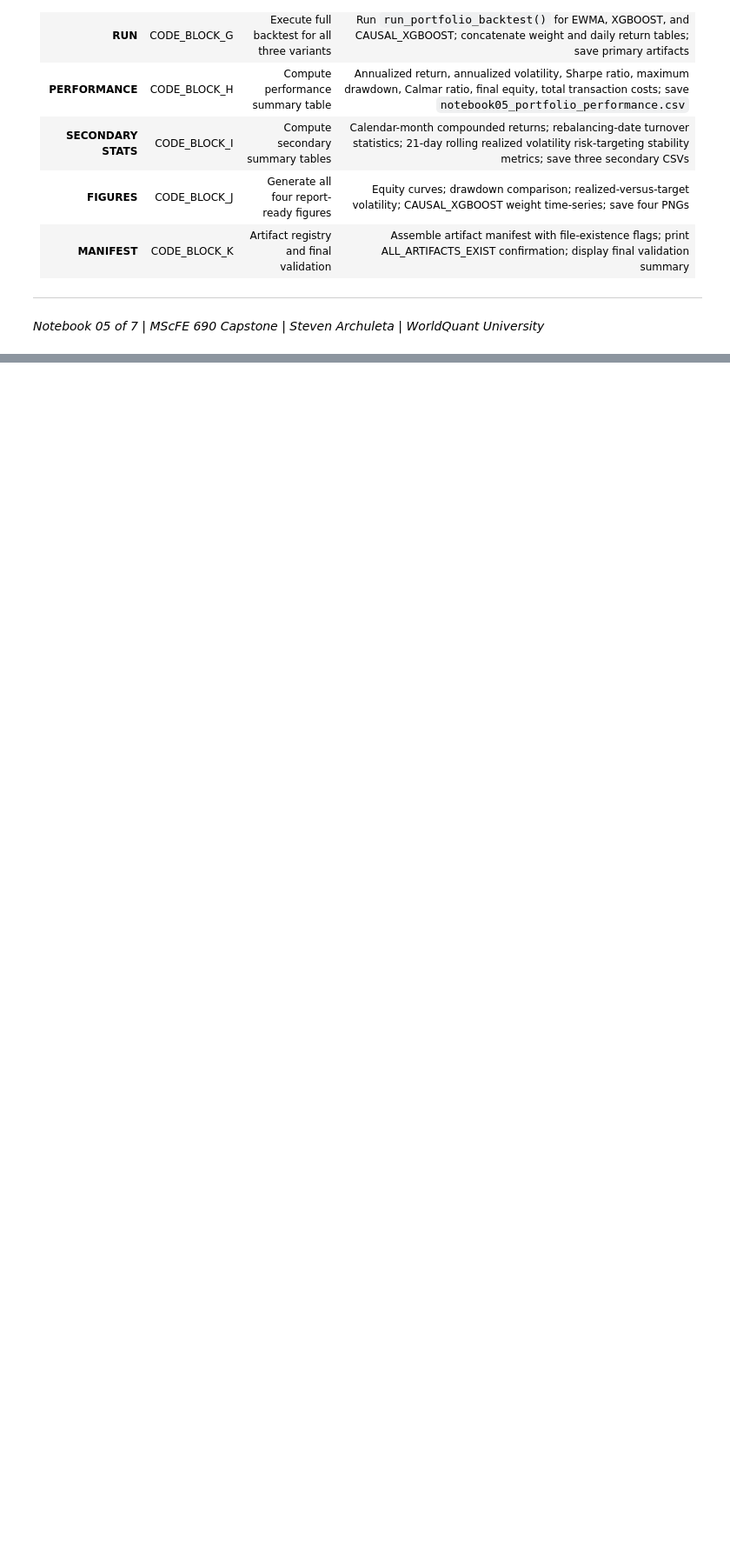
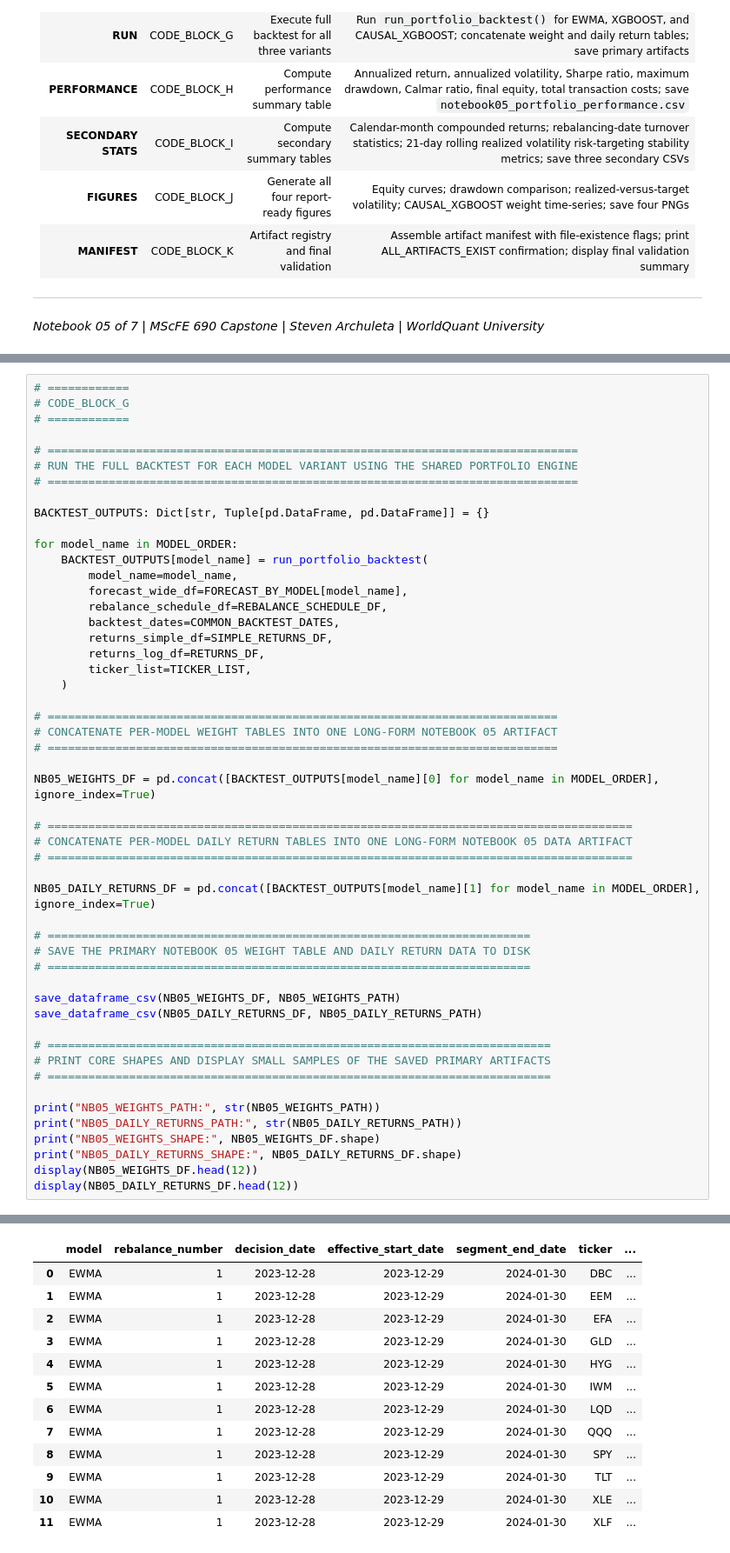
Before and after one commit to stevearchuleta/riskml-capstone, a Jupyter notebook: notebooks/05_portfolio_construction.ipynb, the cells around one changed output, grey strips where cells are left out. Shown at 87% size. Cells and saved outputs as stored; diff of their text form; blank space fills up the shorter version.

```diff
--- a/notebooks/05_portfolio_construction.ipynb
+++ b/notebooks/05_portfolio_construction.ipynb
@@ -330,0 +1670,52 @@ The double-underscore delimiter convention from Notebook 02 carries through all
+# %%
+# ============
+# CODE_BLOCK_G
+# ============
+
+# ==============================================================================
+# RUN THE FULL BACKTEST FOR EACH MODEL VARIANT USING THE SHARED PORTFOLIO ENGINE
+# ==============================================================================
+
+BACKTEST_OUTPUTS: Dict[str, Tuple[pd.DataFrame, pd.DataFrame]] = {}
+
+for model_name in MODEL_ORDER:
+    BACKTEST_OUTPUTS[model_name] = run_portfolio_backtest(
+        model_name=model_name,
+        forecast_wide_df=FORECAST_BY_MODEL[model_name],
+        rebalance_schedule_df=REBALANCE_SCHEDULE_DF,
+        backtest_dates=COMMON_BACKTEST_DATES,
+        returns_simple_df=SIMPLE_RETURNS_DF,
+        returns_log_df=RETURNS_DF,
+        ticker_list=TICKER_LIST,
+    )
+
+# ===========================================================================
+# CONCATENATE PER-MODEL WEIGHT TABLES INTO ONE LONG-FORM NOTEBOOK 05 ARTIFACT
+# ===========================================================================
+
+NB05_WEIGHTS_DF = pd.concat([BACKTEST_OUTPUTS[model_name][0] for model_name in MODEL_ORDER], ignore_index=True)
+
+# ======================================================================================
+# CONCATENATE PER-MODEL DAILY RETURN TABLES INTO ONE LONG-FORM NOTEBOOK 05 DATA ARTIFACT
+# ======================================================================================
+
+NB05_DAILY_RETURNS_DF = pd.concat([BACKTEST_OUTPUTS[model_name][1] for model_name in MODEL_ORDER], ignore_index=True)
+
+# =======================================================================
+# SAVE THE PRIMARY NOTEBOOK 05 WEIGHT TABLE AND DAILY RETURN DATA TO DISK
+# =======================================================================
+
+save_dataframe_csv(NB05_WEIGHTS_DF, NB05_WEIGHTS_PATH)
+save_dataframe_csv(NB05_DAILY_RETURNS_DF, NB05_DAILY_RETURNS_PATH)
+
+# ==========================================================================
+# PRINT CORE SHAPES AND DISPLAY SMALL SAMPLES OF THE SAVED PRIMARY ARTIFACTS
+# ==========================================================================
+
+print("NB05_WEIGHTS_PATH:", str(NB05_WEIGHTS_PATH))
+print("NB05_DAILY_RETURNS_PATH:", str(NB05_DAILY_RETURNS_PATH))
+print("NB05_WEIGHTS_SHAPE:", NB05_WEIGHTS_DF.shape)
+print("NB05_DAILY_RETURNS_SHAPE:", NB05_DAILY_RETURNS_DF.shape)
+display(NB05_WEIGHTS_DF.head(12))
+display(NB05_DAILY_RETURNS_DF.head(12))
+# %% [output]
@@ -330,0 +1726,13 @@ The double-underscore delimiter convention from Notebook 02 carries through all
+|  | model | rebalance_number | decision_date | effective_start_date | segment_end_date | ticker | ... |
+| 0 | EWMA | 1 | 2023-12-28 | 2023-12-29 | 2024-01-30 | DBC | ... |
+| 1 | EWMA | 1 | 2023-12-28 | 2023-12-29 | 2024-01-30 | EEM | ... |
+| 2 | EWMA | 1 | 2023-12-28 | 2023-12-29 | 2024-01-30 | EFA | ... |
+| 3 | EWMA | 1 | 2023-12-28 | 2023-12-29 | 2024-01-30 | GLD | ... |
+| 4 | EWMA | 1 | 2023-12-28 | 2023-12-29 | 2024-01-30 | HYG | ... |
+| 5 | EWMA | 1 | 2023-12-28 | 2023-12-29 | 2024-01-30 | IWM | ... |
+| 6 | EWMA | 1 | 2023-12-28 | 2023-12-29 | 2024-01-30 | LQD | ... |
+| 7 | EWMA | 1 | 2023-12-28 | 2023-12-29 | 2024-01-30 | QQQ | ... |
+| 8 | EWMA | 1 | 2023-12-28 | 2023-12-29 | 2024-01-30 | SPY | ... |
+| 9 | EWMA | 1 | 2023-12-28 | 2023-12-29 | 2024-01-30 | TLT | ... |
+| 10 | EWMA | 1 | 2023-12-28 | 2023-12-29 | 2024-01-30 | XLE | ... |
+| 11 | EWMA | 1 | 2023-12-28 | 2023-12-29 | 2024-01-30 | XLF | ... |
```
Also changed, not shown: parts of 28 cells of this notebook.
